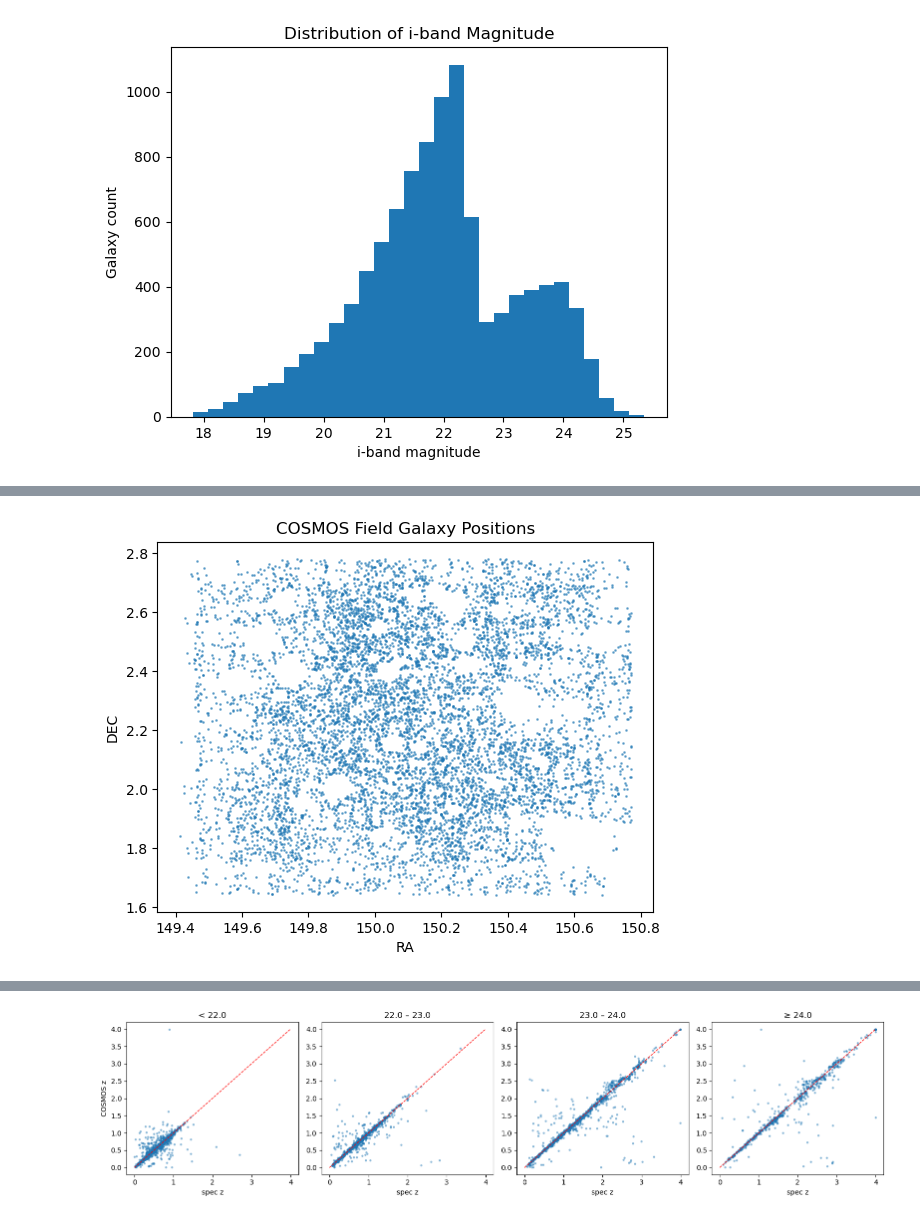
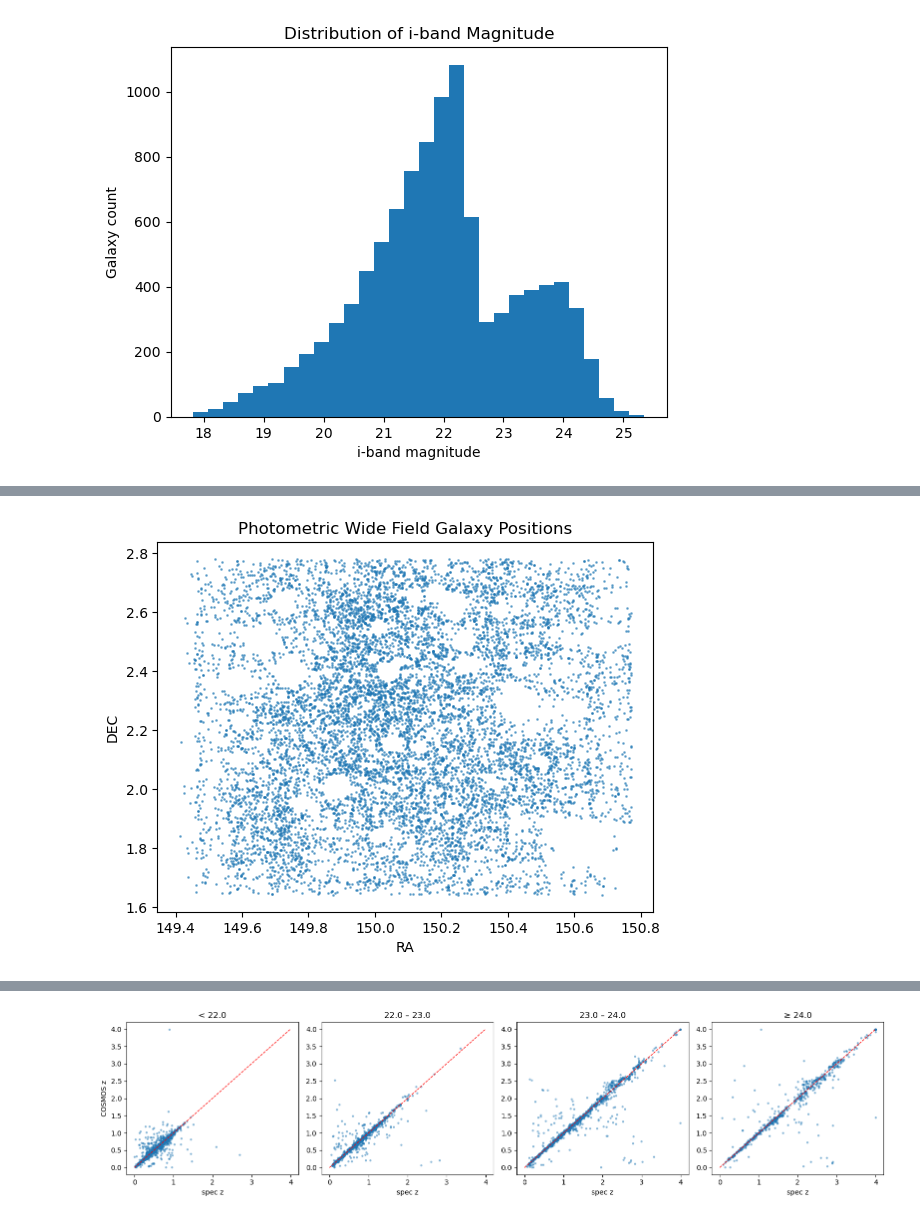
Before and after one commit to MiaBeatty/usrp_project, a Jupyter notebook: usrp_beatty.ipynb, the cells around one changed output, grey strips where cells are left out. Cells and saved outputs as stored; diff of their text form; code cells hidden in the pictures.

```diff
--- a/usrp_beatty.ipynb
+++ b/usrp_beatty.ipynb
@@ -13,5 +13,5 @@ import seaborn as sns
 COSMOS30-spectra-DES_deepflux.pkl  file.py    tests
 COSMOS30-spectra-DES.pkl           README.md  usrp_beatty.ipynb
 # %%
-dat = np.load("COSMOS30-spectra-DES.pkl", allow_pickle="True")
-dat
+wide = pd.read_pickle("COSMOS30-spectra-DES.pkl")
+deep = pd.read_pickle("COSMOS30-spectra-DES_deepflux.pkl")
@@ -75,29 +61,9 @@ plt.show()
 # %%
-#DIST. PLOT OF RA, DEC for COSMOS
-
-cosmos = dat[dat['SOURCE'].str.contains('COSMOS', na=False)]
-
-#the dat['SOURCE'] line filters the data (dat) to only include galaxies where the SOURCE column contains the word 'COSMOS' (ignoring
-#other data. this isolates and uses the COSMOS galaxies only.
-
-#na=False, avoids errors that come up when there is no SOURCE(NaN)
-
-plt.scatter(cosmos['RA'], cosmos['DEC'], s=1, alpha=0.5)
-#creates a scatterplot of the galaxies using:
-#RA: right ascension (sky longitude) for the x-axis
-#DEC: declination (sky latitude), for the y-axis
-#s=1 makes each point small so the data points don't soup together
-#alpha=0.5 helps with graph visibility. makes dots semi-transparent (no soupy data!)
+plt.scatter(wide['RA'], wide['DEC'], s=1, alpha=0.5)
 
 plt.xlabel('RA')
 plt.ylabel('DEC')
-plt.title('COSMOS Field Galaxy Positions')
+plt.title('Photometric Wide Field Galaxy Positions')
 plt.show()
-
-#what this plot does for us:
-#shows the skuy positions of the galaxies collected by the COSMOS field. in 2D.
-#every dot represents a galaxy (horizontal position (RA), vertical (DEC)).
-#denser areas indicate more galaxies clustered in that patch of sky
-#shows spatial coverage for the COSMOS data sample.
 # %% [output]
-[figure, old version]
+[figure, new version]
```
Also changed, not shown: parts of 46 cells of this notebook.
